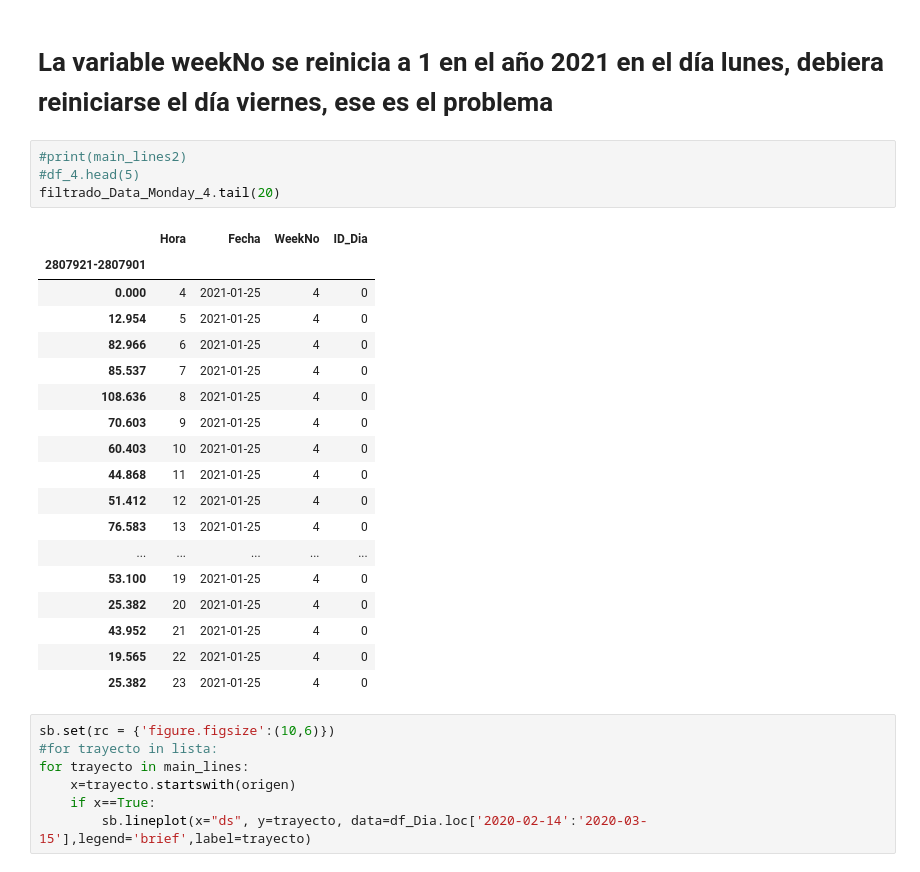
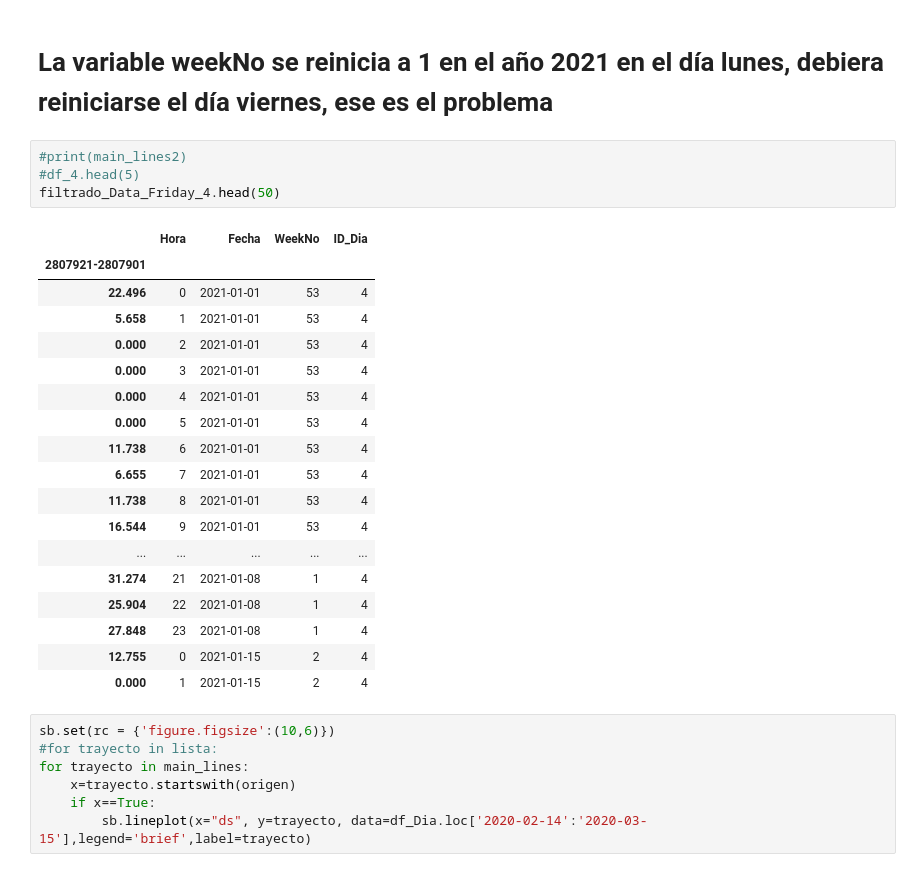
Before and after one commit to Jhonvalencia77/3er_avance, a Jupyter notebook: Patrones2_Trayectos_Diarios_Nov-Ene.ipynb, the cells around one changed output. Drawn from its saved outputs; the diff is of its cells as text.

```diff
--- a/Patrones2_Trayectos_Diarios_Nov-Ene.ipynb
+++ b/Patrones2_Trayectos_Diarios_Nov-Ene.ipynb
@@ -183,26 +223,26 @@ for periodo in lista_periodos:
 # %%
 #print(main_lines2)
 #df_4.head(5)
-filtrado_Data_Monday_4.tail(20)
+filtrado_Data_Friday_4.head(50)
 # %% [output]
 |  | Hora | Fecha | WeekNo | ID_Dia |
 | 2807921-2807901 |  |  |  |  |
-| 0.000 | 4 | 2021-01-25 | 4 | 0 |
-| 12.954 | 5 | 2021-01-25 | 4 | 0 |
-| 82.966 | 6 | 2021-01-25 | 4 | 0 |
-| 85.537 | 7 | 2021-01-25 | 4 | 0 |
-| 108.636 | 8 | 2021-01-25 | 4 | 0 |
-| 70.603 | 9 | 2021-01-25 | 4 | 0 |
-| 60.403 | 10 | 2021-01-25 | 4 | 0 |
-| 44.868 | 11 | 2021-01-25 | 4 | 0 |
-| 51.412 | 12 | 2021-01-25 | 4 | 0 |
-| 76.583 | 13 | 2021-01-25 | 4 | 0 |
+| 22.496 | 0 | 2021-01-01 | 53 | 4 |
+| 5.658 | 1 | 2021-01-01 | 53 | 4 |
+| 0.000 | 2 | 2021-01-01 | 53 | 4 |
+| 0.000 | 3 | 2021-01-01 | 53 | 4 |
+| 0.000 | 4 | 2021-01-01 | 53 | 4 |
+| 0.000 | 5 | 2021-01-01 | 53 | 4 |
+| 11.738 | 6 | 2021-01-01 | 53 | 4 |
+| 6.655 | 7 | 2021-01-01 | 53 | 4 |
+| 11.738 | 8 | 2021-01-01 | 53 | 4 |
+| 16.544 | 9 | 2021-01-01 | 53 | 4 |
 | ... | ... | ... | ... | ... |
-| 53.100 | 19 | 2021-01-25 | 4 | 0 |
-| 25.382 | 20 | 2021-01-25 | 4 | 0 |
-| 43.952 | 21 | 2021-01-25 | 4 | 0 |
-| 19.565 | 22 | 2021-01-25 | 4 | 0 |
-| 25.382 | 23 | 2021-01-25 | 4 | 0 |
+| 31.274 | 21 | 2021-01-08 | 1 | 4 |
+| 25.904 | 22 | 2021-01-08 | 1 | 4 |
+| 27.848 | 23 | 2021-01-08 | 1 | 4 |
+| 12.755 | 0 | 2021-01-15 | 2 | 4 |
+| 0.000 | 1 | 2021-01-15 | 2 | 4 |
 # %%
 sb.set(rc = {'figure.figsize':(10,6)})
 #for trayecto in lista:
```
Also changed, not shown: parts of 6 cells of this notebook, 11 other files.
